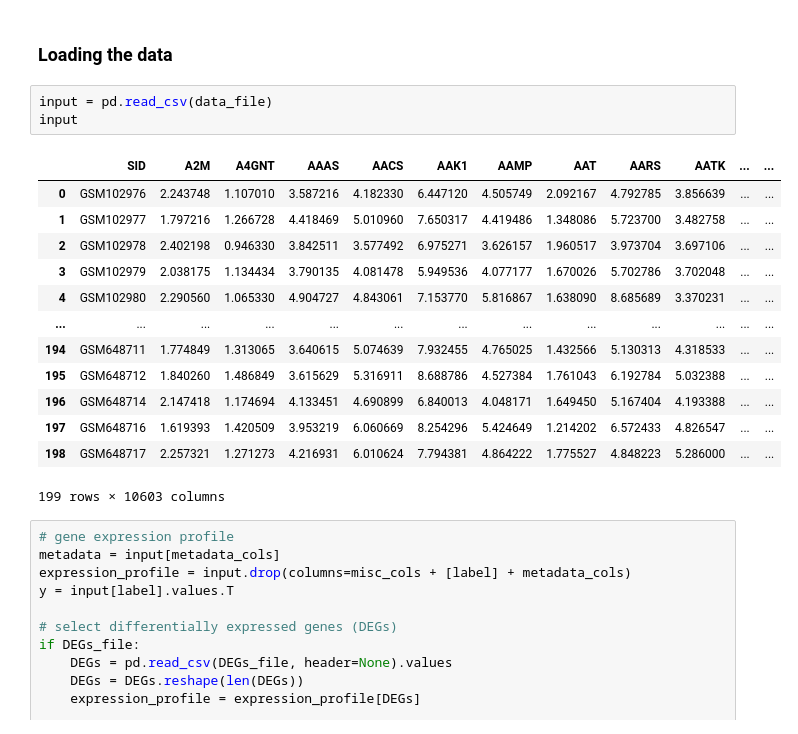
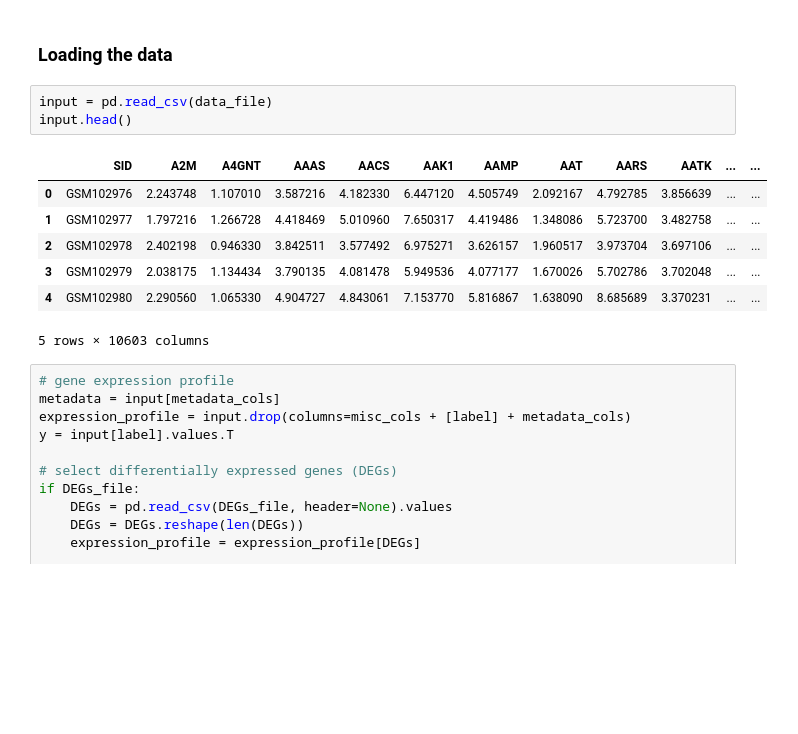
Before and after one commit to f1lem0n/SIRS-genomics, a Jupyter notebook: main.ipynb, the cells around one changed output. Saved outputs shown, nothing was run; the diff lists cells and outputs as text; blank space fills up the shorter version.

```diff
--- a/main.ipynb
+++ b/main.ipynb
@@ -57,21 +57,15 @@ selector_threshold = 0.01
 ### Loading the data
 # %%
 input = pd.read_csv(data_file)
-input
+input.head()
 # %% [output]
 |  | SID | A2M | A4GNT | AAAS | AACS | AAK1 | AAMP | AAT | AARS | AATK | ... | ... |
 | 0 | GSM102976 | 2.243748 | 1.107010 | 3.587216 | 4.182330 | 6.447120 | 4.505749 | 2.092167 | 4.792785 | 3.856639 | ... | ... |
 | 1 | GSM102977 | 1.797216 | 1.266728 | 4.418469 | 5.010960 | 7.650317 | 4.419486 | 1.348086 | 5.723700 | 3.482758 | ... | ... |
 | 2 | GSM102978 | 2.402198 | 0.946330 | 3.842511 | 3.577492 | 6.975271 | 3.626157 | 1.960517 | 3.973704 | 3.697106 | ... | ... |
 | 3 | GSM102979 | 2.038175 | 1.134434 | 3.790135 | 4.081478 | 5.949536 | 4.077177 | 1.670026 | 5.702786 | 3.702048 | ... | ... |
 | 4 | GSM102980 | 2.290560 | 1.065330 | 4.904727 | 4.843061 | 7.153770 | 5.816867 | 1.638090 | 8.685689 | 3.370231 | ... | ... |
-| ... | ... | ... | ... | ... | ... | ... | ... | ... | ... | ... | ... | ... |
-| 194 | GSM648711 | 1.774849 | 1.313065 | 3.640615 | 5.074639 | 7.932455 | 4.765025 | 1.432566 | 5.130313 | 4.318533 | ... | ... |
-| 195 | GSM648712 | 1.840260 | 1.486849 | 3.615629 | 5.316911 | 8.688786 | 4.527384 | 1.761043 | 6.192784 | 5.032388 | ... | ... |
-| 196 | GSM648714 | 2.147418 | 1.174694 | 4.133451 | 4.690899 | 6.840013 | 4.048171 | 1.649450 | 5.167404 | 4.193388 | ... | ... |
-| 197 | GSM648716 | 1.619393 | 1.420509 | 3.953219 | 6.060669 | 8.254296 | 5.424649 | 1.214202 | 6.572433 | 4.826547 | ... | ... |
-| 198 | GSM648717 | 2.257321 | 1.271273 | 4.216931 | 6.010624 | 7.794381 | 4.864222 | 1.775527 | 4.848223 | 5.286000 | ... | ... |
-199 rows × 10603 columns
+5 rows × 10603 columns
 # %%
 # gene expression profile
 metadata = input[metadata_cols]
```
Also changed, not shown: parts of 13 cells of this notebook, 1 other file.
